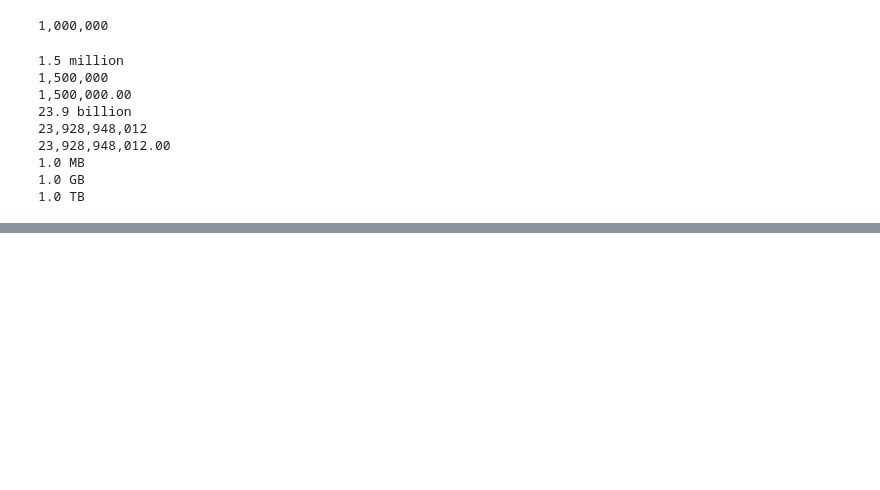
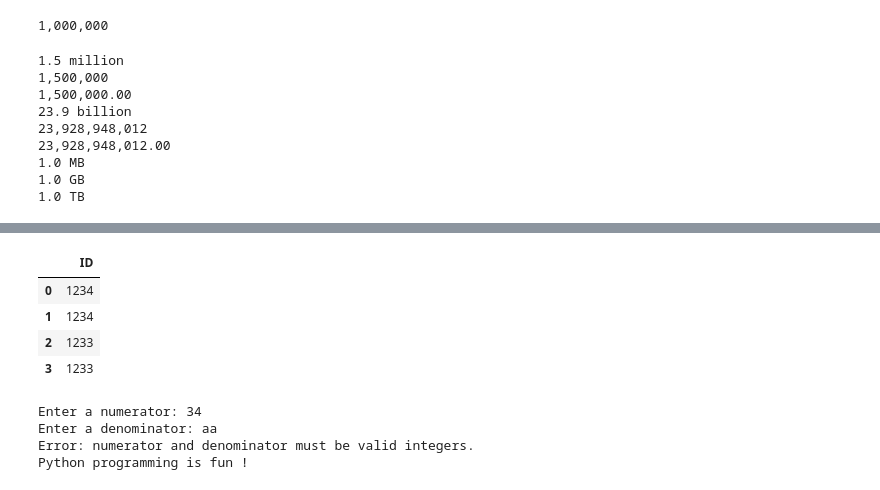
Before and after one commit to hkvoluntary/kenfilPythonDisney, a Jupyter notebook: extra.ipynb, the cells around one changed output, grey strips where cells are left out. Drawn from its saved outputs; the diff is of its cells as text; code cells hidden in the pictures; blank space fills up the shorter version.

```diff
--- a/extra.ipynb
+++ b/extra.ipynb
@@ -164,0 +356,46 @@ print(another_list)
+# %%
+  import pandas as pd
+import pandasql as ps
+
+df = pd.DataFrame([[1234, 'Customer A', '123 Street', np.nan],
+               [1234, 'Customer A', np.nan, '333 Street'],
+               [1233, 'Customer B', '444 Street', '333 Street'],
+              [1233, 'Customer B', '444 Street', '666 Street']], columns=
+['ID', 'Customer', 'Billing Address', 'Shipping Address'])
+
+q1 = """SELECT ID FROM df """
+ps.sqldf(q1)
+# %% [output]
+|  | ID |
+| 0 | 1234 |
+| 1 | 1234 |
+| 2 | 1233 |
+| 3 | 1233 |
+# %%
+def divide():
+  try:
+    numerator = int(input('Enter a numerator: '))
+    denominator = int(input('Enter a denominator: '))
+    result = numerator / denominator
+    print(numerator,'over', denominator,'equals', result)
+  except ValueError:
+    print('Error: numerator and denominator must be valid integers.')
+  except ZeroDivisionError:
+    print('Error: denominator cannot be zero.')
+  except KeyboardInterrupt: # Press "Stop" button
+    print('Input Interrupted')
+  except Exception as e:
+    print('An unexpected error occurred:', e)
+  finally: # No matter what the outcome is, it will always run. It is good for any necessary cleanup (e.g., closing connections, releasing resources, etc.).
+    print("Python programming is fun !")
+
+
+def main():
+  divide()
+
+main()
+# %% [output]
+Enter a numerator: 34
+Enter a denominator: aa
+Error: numerator and denominator must be valid integers.
+Python programming is fun !
```
Also changed, not shown: parts of 30 cells of this notebook.
